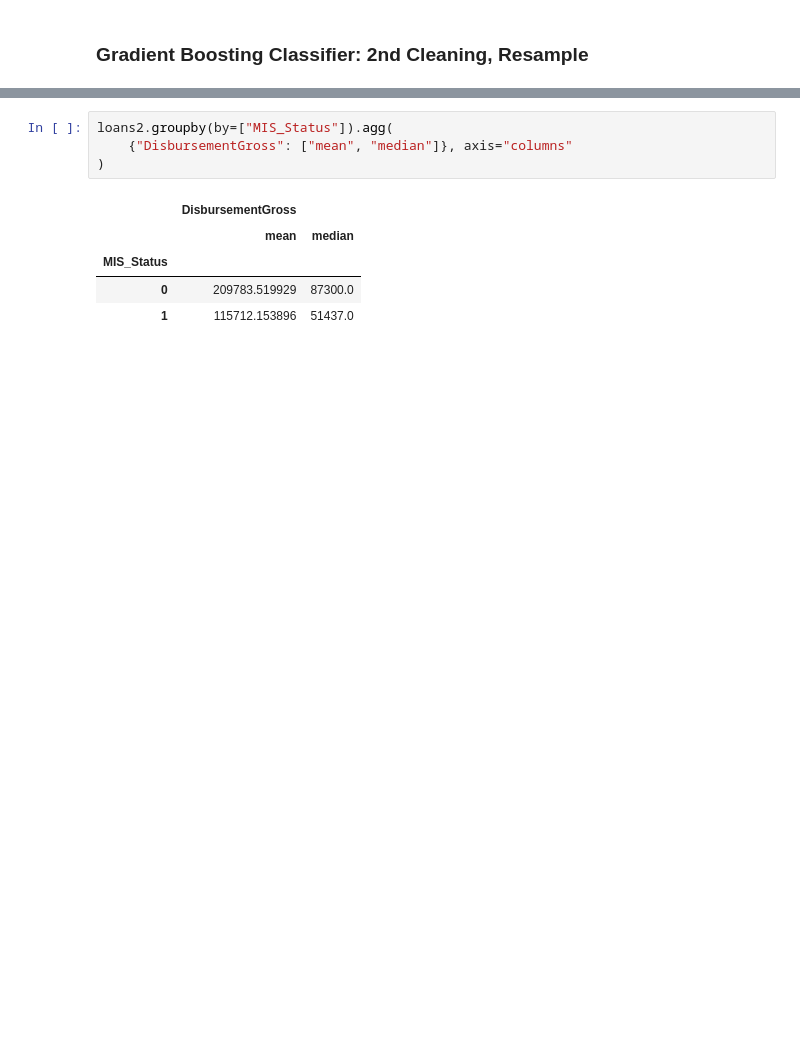
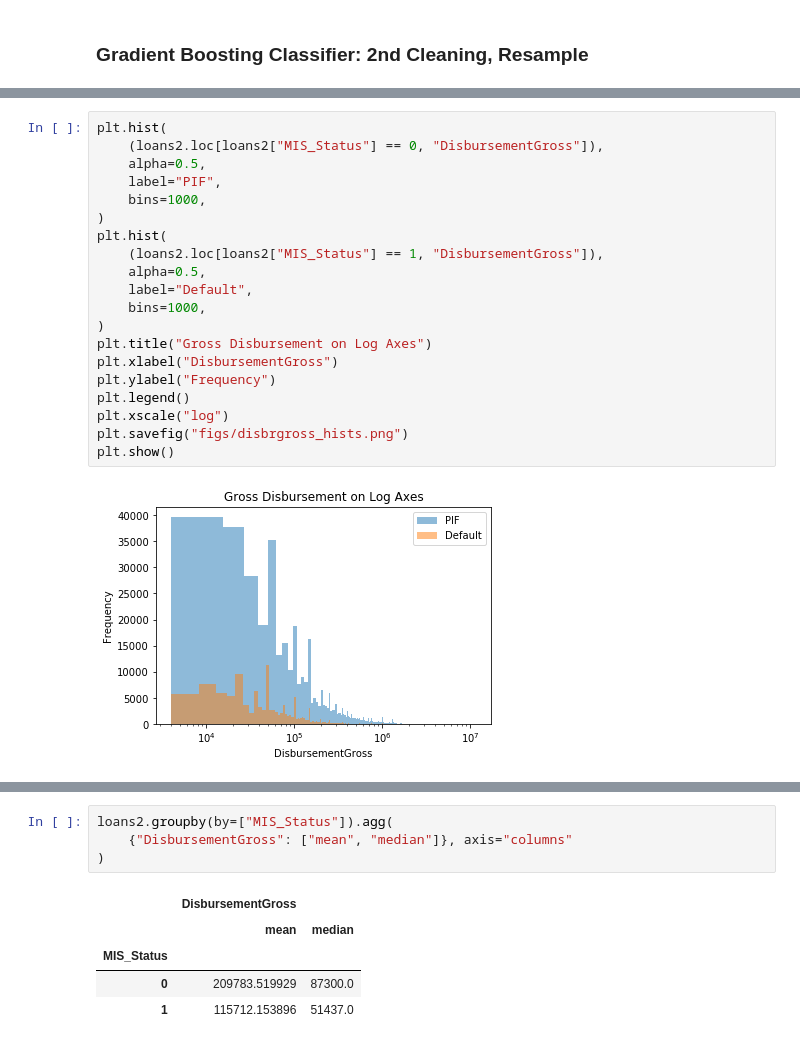
Before and after one commit to DJGump/loan_default_predicition, a Jupyter notebook: sba_loans_default_modeling.ipynb, the cells around one changed output, grey strips where cells are left out. Saved outputs shown, nothing was run; the diff lists cells and outputs as text; blank space fills up the shorter version.

```diff
--- a/sba_loans_default_modeling.ipynb
+++ b/sba_loans_default_modeling.ipynb
@@ -882,0 +876,22 @@ pd.crosstab(loans2["MIS_Status"], columns=loans2["job_category"], normalize="col
+# %%
+plt.hist(
+    (loans2.loc[loans2["MIS_Status"] == 0, "DisbursementGross"]),
+    alpha=0.5,
+    label="PIF",
+    bins=1000,
+)
+plt.hist(
+    (loans2.loc[loans2["MIS_Status"] == 1, "DisbursementGross"]),
+    alpha=0.5,
+    label="Default",
+    bins=1000,
+)
+plt.title("Gross Disbursement on Log Axes")
+plt.xlabel("DisbursementGross")
+plt.ylabel("Frequency")
+plt.legend()
+plt.xscale("log")
+plt.savefig("figs/disbrgross_hists.png")
+plt.show()
+# %% [output]
+[figure, added]
```
Also changed, not shown: parts of 67 cells of this notebook.
